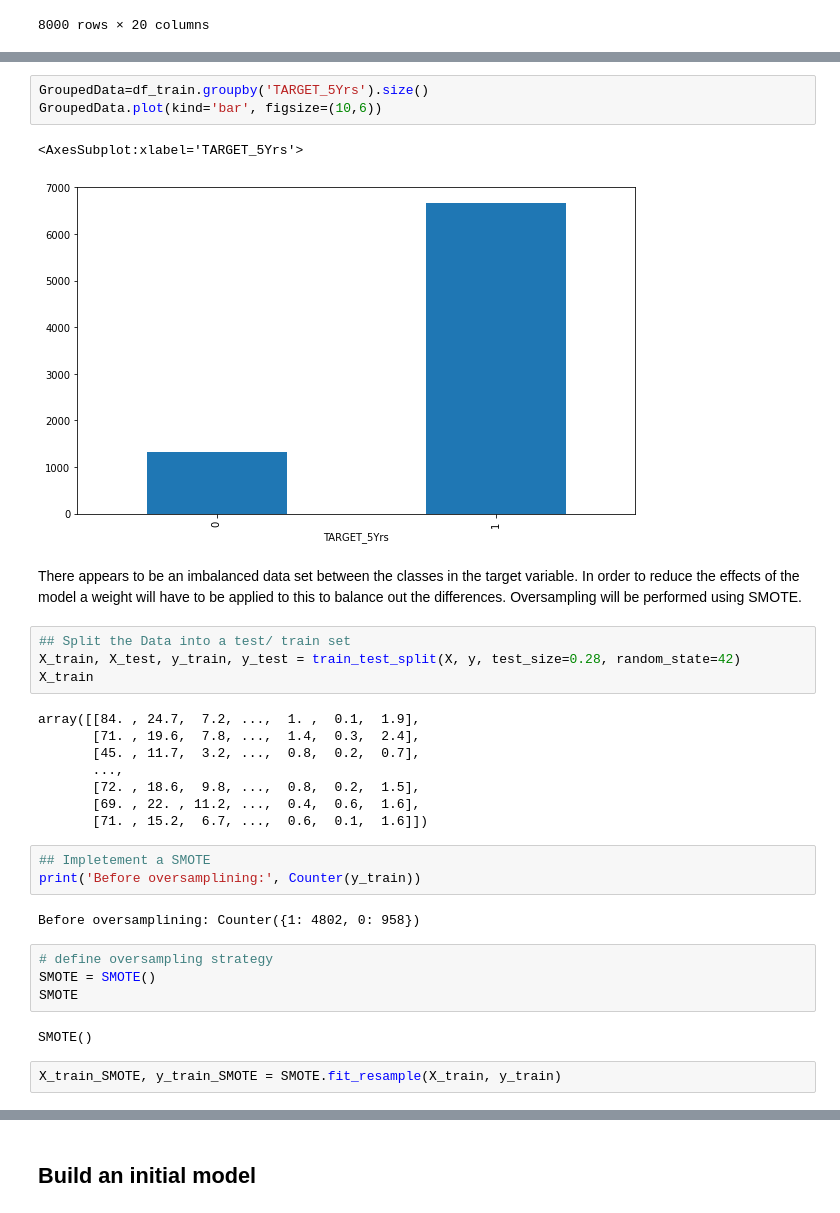
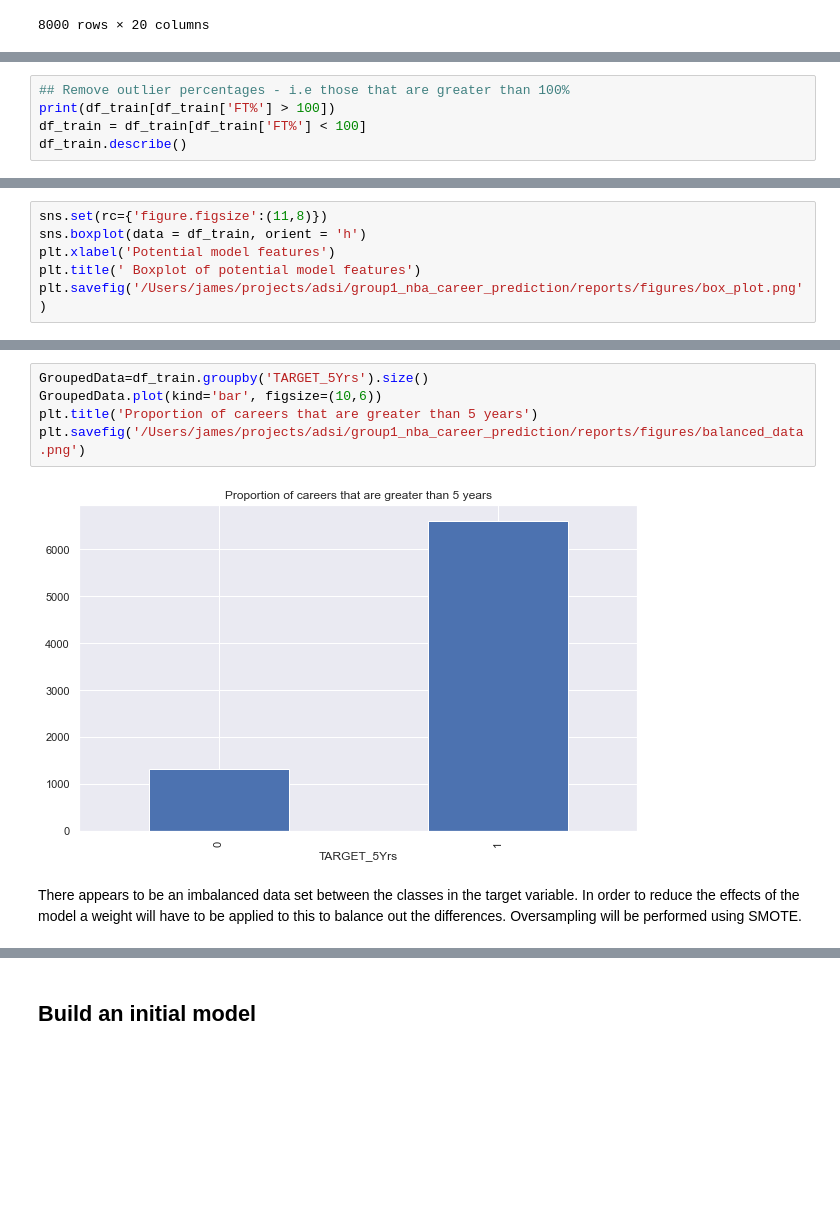
Before and after one commit to James-8212913/group1_nba_career_prediction, a Jupyter notebook: group1_nba_career_prediction/notebooks/murray_james_week_1.ipynb_week1_initial.ipynb, the cells around one changed output, grey strips where cells are left out. Drawn from its saved outputs; the diff is of its cells as text; blank space fills up the shorter version.

Commit message:
updated model and plots

```diff
--- a/group1_nba_career_prediction/notebooks/murray_james_week_1.ipynb_week1_initial.ipynb
+++ b/group1_nba_career_prediction/notebooks/murray_james_week_1.ipynb_week1_initial.ipynb
@@ -110,0 +112,5 @@ df_train.describe()
+# %%
+## Remove outlier percentages - i.e those that are greater than 100%
+print(df_train[df_train['FT%'] > 100])
+df_train = df_train[df_train['FT%'] < 100]
+df_train.describe()
@@ -110,0 +149,6 @@ df_train.describe()
+# %%
+sns.set(rc={'figure.figsize':(11,8)})
+sns.boxplot(data = df_train, orient = 'h')
+plt.xlabel('Potential model features')
+plt.title(' Boxplot of potential model features')
+plt.savefig('/Users/james/projects/adsi/group1_nba_career_prediction/reports/figures/box_plot.png')
@@ -118,33 +171,9 @@ sns.heatmap(df_train.corr(),cmap='viridis',annot=True)
 # %%
 GroupedData=df_train.groupby('TARGET_5Yrs').size()
 GroupedData.plot(kind='bar', figsize=(10,6))
+plt.title('Proportion of careers that are greater than 5 years')
+plt.savefig('/Users/james/projects/adsi/group1_nba_career_prediction/reports/figures/balanced_data.png')
 # %% [output]
-<AxesSubplot:xlabel='TARGET_5Yrs'>
-[figure, old version]
+[figure, new version]
 # %% [markdown]
 There appears to be an imbalanced data set between the classes in the target variable. In order to reduce the effects of the model a weight will have to be applied to this to balance out the differences. Oversampling will be performed using SMOTE.
-# %%
-## Split the Data into a test/ train set
-X_train, X_test, y_train, y_test = train_test_split(X, y, test_size=0.28, random_state=42)
-X_train
-# %% [output]
-array([[84. , 24.7,  7.2, ...,  1. ,  0.1,  1.9],
-       [71. , 19.6,  7.8, ...,  1.4,  0.3,  2.4],
-       [45. , 11.7,  3.2, ...,  0.8,  0.2,  0.7],
-       ...,
-       [72. , 18.6,  9.8, ...,  0.8,  0.2,  1.5],
-       [69. , 22. , 11.2, ...,  0.4,  0.6,  1.6],
-       [71. , 15.2,  6.7, ...,  0.6,  0.1,  1.6]])
-# %%
-## Impletement a SMOTE
-print('Before oversamplining:', Counter(y_train))
-# %% [output]
-Before oversamplining: Counter({1: 4802, 0: 958})
-# %%
-# define oversampling strategy
-SMOTE = SMOTE()
-SMOTE
-# %% [output]
-SMOTE()
-# %%
-X_train_SMOTE, y_train_SMOTE = SMOTE.fit_resample(X_train, y_train)
```
Also changed, not shown: parts of 33 cells of this notebook, 9 other files.
